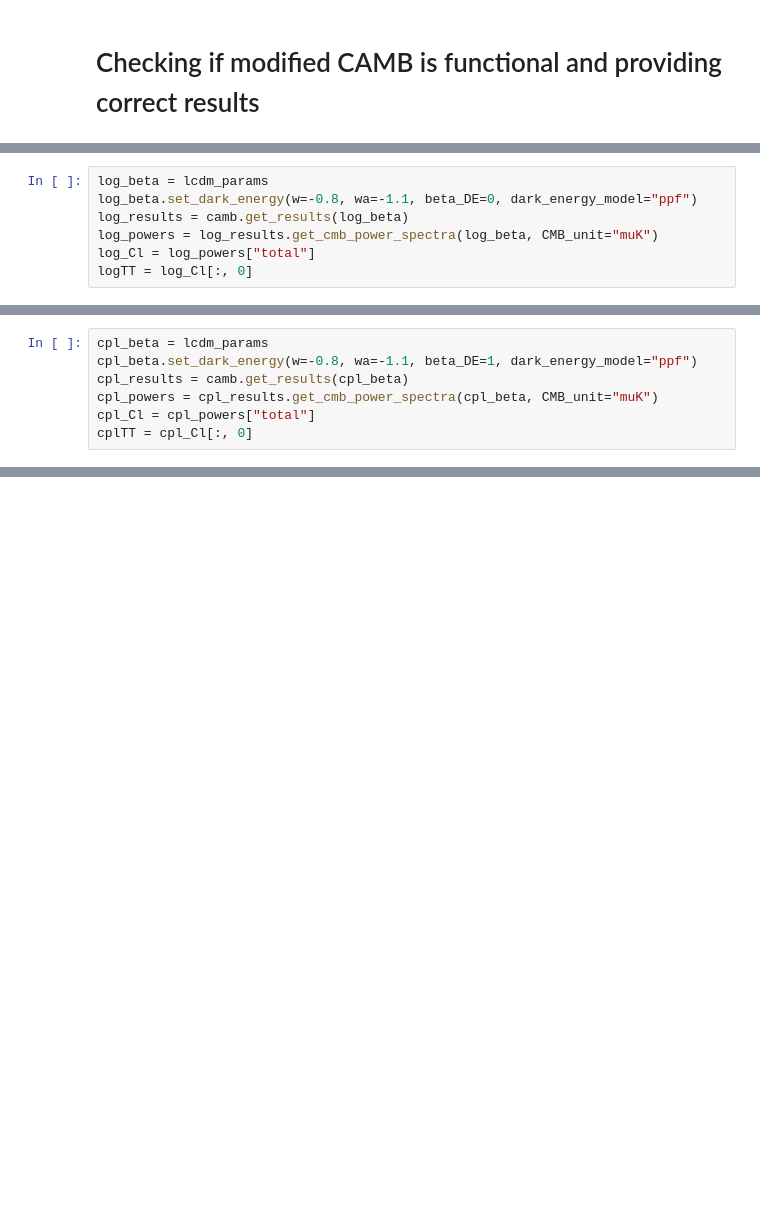
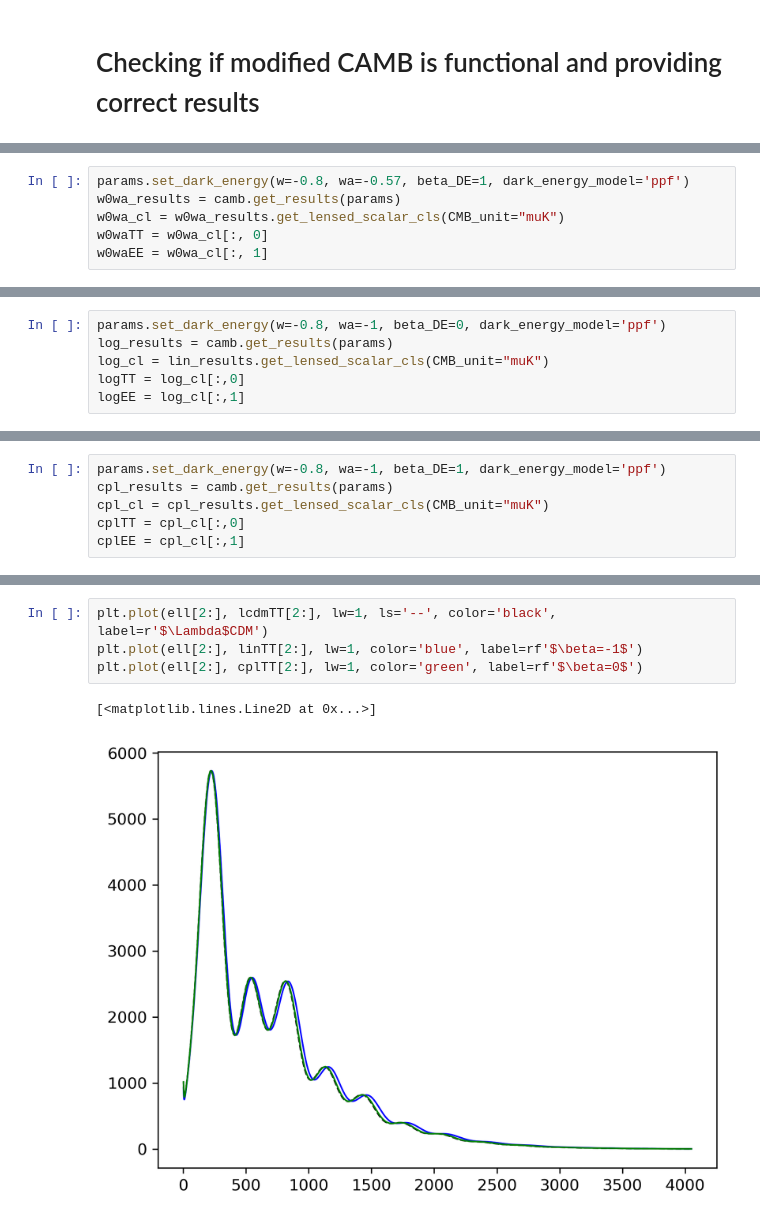
Before and after one commit to dlehdgk/CAMB_DE_beta, a Jupyter notebook: beta_test.ipynb, the cells around one changed output, grey strips where cells are left out. Cells and saved outputs as stored; diff of their text form; blank space fills up the shorter version.

```diff
--- a/beta_test.ipynb
+++ b/beta_test.ipynb
@@ -38,0 +33,6 @@ class: <CAMBparams>
+# %%
+params.set_dark_energy(w=-0.8, wa=-0.57, beta_DE=1, dark_energy_model='ppf')
+w0wa_results = camb.get_results(params)
+w0wa_cl = w0wa_results.get_lensed_scalar_cls(CMB_unit="muK")
+w0waTT = w0wa_cl[:, 0]
+w0waEE = w0wa_cl[:, 1]
@@ -39,7 +45,6 @@ class: <CAMBparams>
 # %%
-log_beta = lcdm_params
-log_beta.set_dark_energy(w=-0.8, wa=-1.1, beta_DE=0, dark_energy_model="ppf")
-log_results = camb.get_results(log_beta)
-log_powers = log_results.get_cmb_power_spectra(log_beta, CMB_unit="muK")
-log_Cl = log_powers["total"]
-logTT = log_Cl[:, 0]
+params.set_dark_energy(w=-0.8, wa=-1, beta_DE=0, dark_energy_model='ppf')
+log_results = camb.get_results(params)
+log_cl = lin_results.get_lensed_scalar_cls(CMB_unit="muK")
+logTT = log_cl[:,0]
+logEE = log_cl[:,1]
@@ -48,7 +51,6 @@ logTT = log_Cl[:, 0]
 # %%
-cpl_beta = lcdm_params
-cpl_beta.set_dark_energy(w=-0.8, wa=-1.1, beta_DE=1, dark_energy_model="ppf")
-cpl_results = camb.get_results(cpl_beta)
-cpl_powers = cpl_results.get_cmb_power_spectra(cpl_beta, CMB_unit="muK")
-cpl_Cl = cpl_powers["total"]
-cplTT = cpl_Cl[:, 0]
+params.set_dark_energy(w=-0.8, wa=-1, beta_DE=1, dark_energy_model='ppf')
+cpl_results = camb.get_results(params)
+cpl_cl = cpl_results.get_lensed_scalar_cls(CMB_unit="muK")
+cplTT = cpl_cl[:,0]
+cplEE = cpl_cl[:,1]
@@ -98,0 +172,7 @@ Text(0, 0.5, '$(C_{\\ell\\beta}^{TT} - C_{\\ell\\Lambda CDM}^{TT})/C_{\\ell\\Lam
+# %%
+plt.plot(ell[2:], lcdmTT[2:], lw=1, ls='--', color='black', label=r'$\Lambda$CDM')
+plt.plot(ell[2:], linTT[2:], lw=1, color='blue', label=rf'$\beta=-1$')
+plt.plot(ell[2:], cplTT[2:], lw=1, color='green', label=rf'$\beta=0$')
+# %% [output]
+[<matplotlib.lines.Line2D at 0x...>]
+[figure, added]
```
Also changed, not shown: parts of 17 cells of this notebook.
